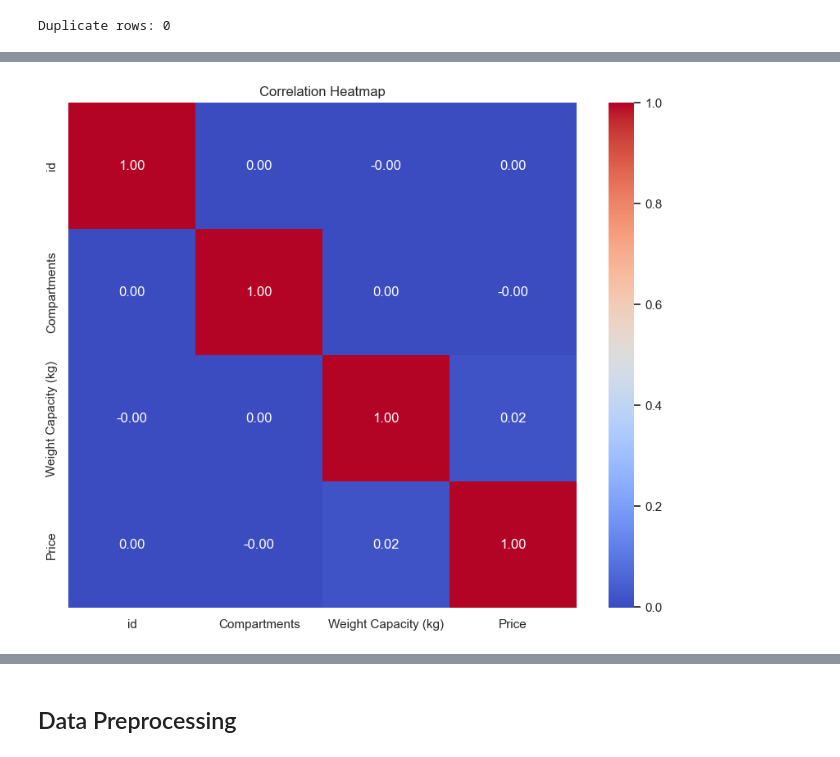
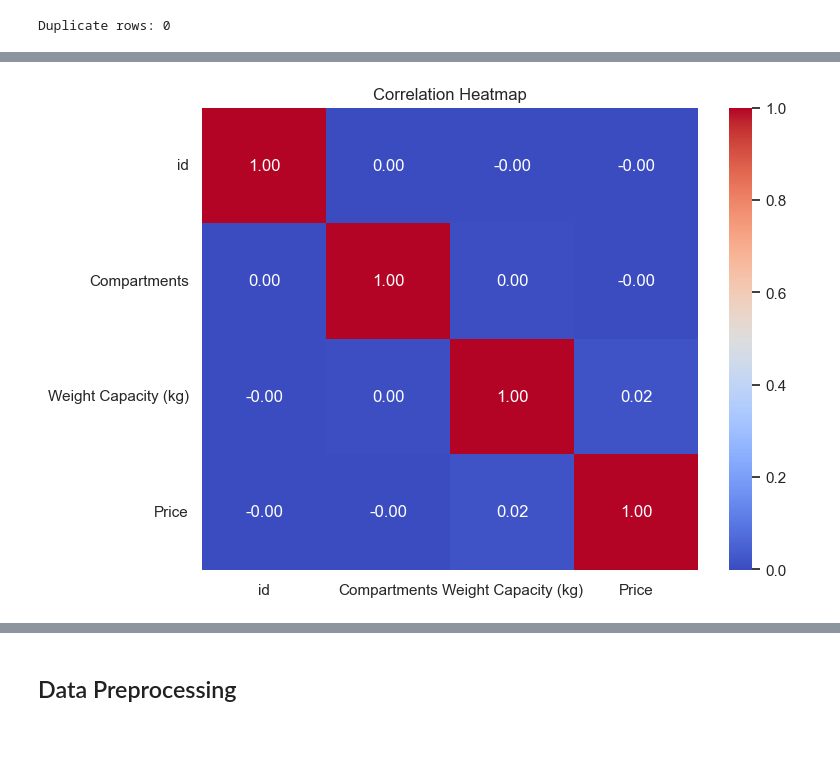
Before and after one commit to fgalulu/ml_playground_challenges, a Jupyter notebook: backpack_pricing_challenge/code/notebook.ipynb, the cells around one changed output, grey strips where cells are left out. Saved outputs shown, nothing was run; the diff lists cells and outputs as text; code cells hidden in the pictures.

```diff
--- a/backpack_pricing_challenge/code/notebook.ipynb
+++ b/backpack_pricing_challenge/code/notebook.ipynb
@@ -15,8 +15,7 @@ sns.set(style="whitegrid")
 # 2. Load Data
 df = pd.read_csv('../dataset/train.csv')
 test_df = pd.read_csv('../dataset/test.csv')
-# original_df = pd.read_csv('../dataset/training_extra.csv') # Replace with your file
+extra_df = pd.read_csv('../dataset/training_extra.csv') # Replace with your file
 print(f"Data shape: {df.shape}")
-df.head()
 # %% [output]
 Data shape: (300000, 11)
@@ -28,0 +22,3 @@ Data shape: (300000, 11)
+# %%
+df = pd.concat([df, extra_df], axis=0, ignore_index=True)
+df.head()
@@ -148,13 +151,13 @@ for col in cat_cols:
 # %%
 
 # 8. Bivariate Analysis
 # Correlation
-plt.figure(figsize=(10, 8))
+plt.figure(figsize=(8, 6))
 sns.heatmap(df[num_cols].corr(), annot=True, fmt=".2f", cmap="coolwarm")
 plt.title("Correlation Heatmap")
 plt.show()
 # %% [output]
-[figure, old version]
+[figure, new version]
 # %%
 
 # 9. Outlier Detection
```
Also changed, not shown: parts of 24 cells of this notebook, 2 other files.
